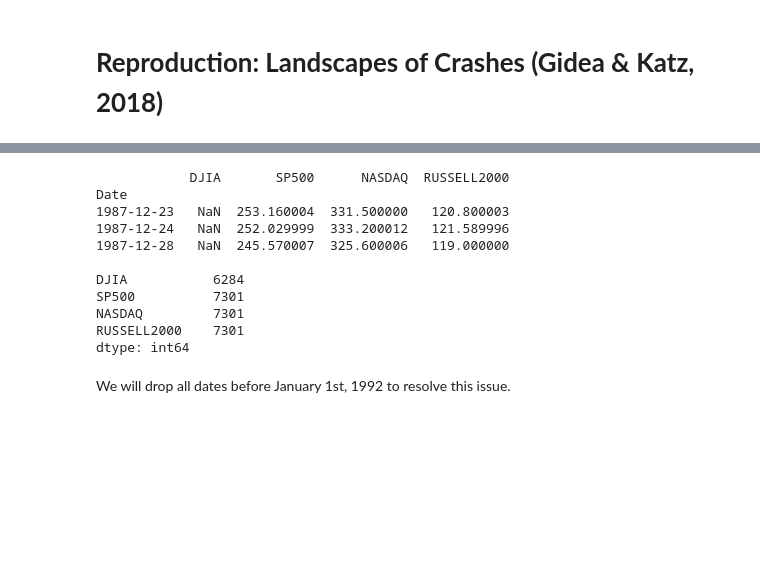
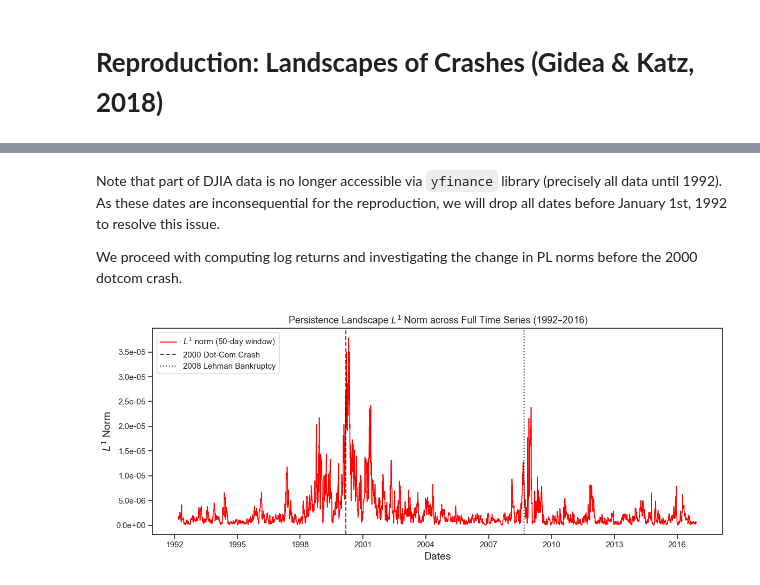
Before and after one commit to DovydasVe/computational-geometry-tda, a Jupyter notebook: reproductions/gidea_katz_2018/reproduction_landscapes_of_crashes.ipynb, the cells around one changed output, grey strips where cells are left out. Cells and saved outputs as stored; diff of their text form; code cells hidden in the pictures; blank space fills up the shorter version.

```diff
--- a/reproductions/gidea_katz_2018/reproduction_landscapes_of_crashes.ipynb
+++ b/reproductions/gidea_katz_2018/reproduction_landscapes_of_crashes.ipynb
@@ -142,21 +170,7 @@ df_close.to_csv('stock_prices.csv')
-# %%
-df = pd.read_csv('stock_prices.csv', index_col='Date', parse_dates=True)
-print(df.head(3))
-print(f"\n{df.count()}")
-# %% [output]
-            DJIA       SP500      NASDAQ  RUSSELL2000
-Date
-1987-12-23   NaN  253.160004  331.500000   120.800003
-1987-12-24   NaN  252.029999  333.200012   121.589996
-1987-12-28   NaN  245.570007  325.600006   119.000000
-
-DJIA           6284
-SP500          7301
-NASDAQ         7301
-RUSSELL2000    7301
-dtype: int64
 # %% [markdown]
-We will drop all dates before January 1st, 1992 to resolve this issue.
+Note that part of DJIA data is no longer accessible via `yfinance` library (precisely all data until 1992). As these dates are inconsequential for the reproduction, we will drop all dates before January 1st, 1992 to resolve this issue.
+
+We proceed with computing log returns and investigating the change in PL norms before the 2000 dotcom crash.
 # %%
 returns_df = np.log(df / df.shift(1)).dropna()
 
@@ -185,6 +199,55 @@ for w in window_size:
         if w == 100:
             p1_100days[i] = p1
             p2_100days[i] = p2
+# %%
+fig, ax = plt.subplots(figsize=(12, 5))
+
+# 1. Plot full time series of L1 norm (50-day window)
+ax.plot(
+    dates[50:],
+    p1_50days,
+    color='red',
+    linewidth=1.2,
+    label='$L^1$ norm (50-day window)',
+)
+
+# 2. Add vertical dashed lines for historical crash dates
+ax.axvline(
+    x=pd.Timestamp('2000-03-10'),
+    color='black',
+    linestyle='--',
+    linewidth=1.5,
+    alpha=0.7,
+    label='2000 Dot-Com Crash',
+)
+ax.axvline(
+    x=pd.Timestamp('2008-09-15'),
+    color='black',
+    linestyle=':',
+    linewidth=1.5,
+    alpha=0.7,
+    label='2008 Lehman Bankruptcy',
+)
+
+# 3. Axis styling and labels
+ax.set_xlabel('Dates', fontsize=14)
+ax.set_ylabel('$L^1$ Norm', fontsize=14)
+ax.tick_params(bottom=True, left=True, length=6, width=1.2)
+ax.set_title(
+    'Persistence Landscape $L^1$ Norm across Full Time Series (1992–2016)',
+    fontsize=13,
+)
+
+# 4. Format date and y-axis ticks
+ax.yaxis.set_major_formatter(plt.FormatStrFormatter('%.1e'))
+ax.xaxis.set_major_locator(mdates.YearLocator(3))
+ax.xaxis.set_major_formatter(mdates.DateFormatter('%Y'))
+ax.legend(fontsize=11, loc='upper left')
+
+plt.tight_layout()
+plt.show()
+# %% [output]
+[figure, added]
 # %%
 dates_50 = dates[50:]
 mask_50 = (dates_50 >= '1996-10-01') & (dates_50 <= '2000-04-01')
```
Also changed, not shown: parts of 20 cells of this notebook, 1 other file.
